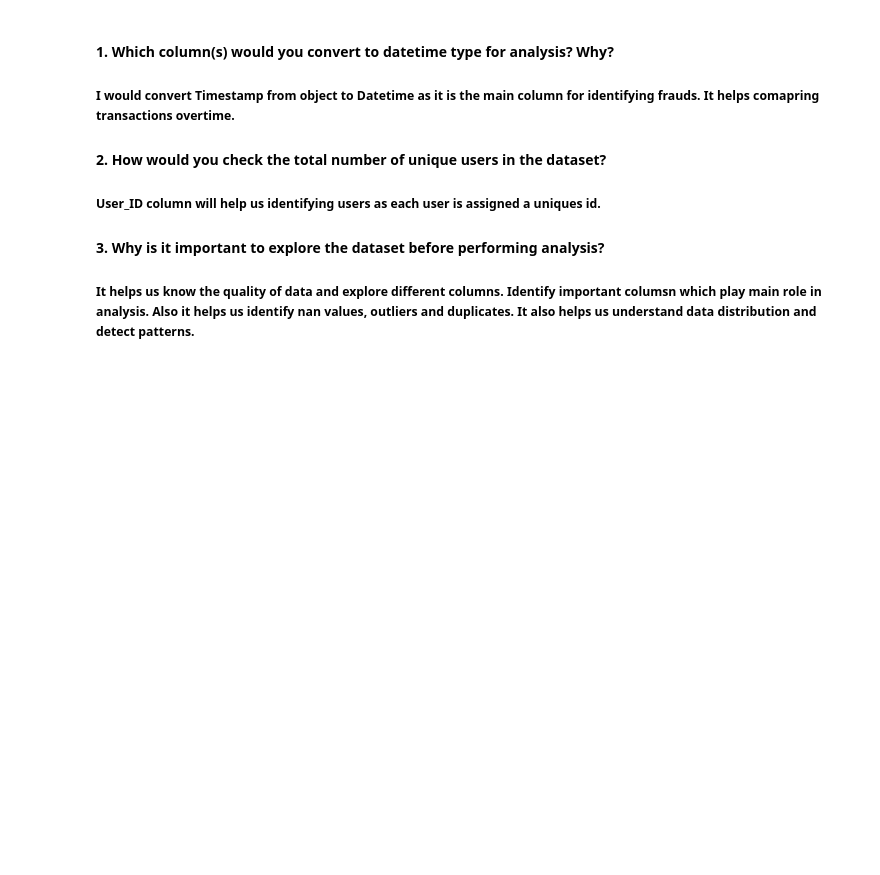
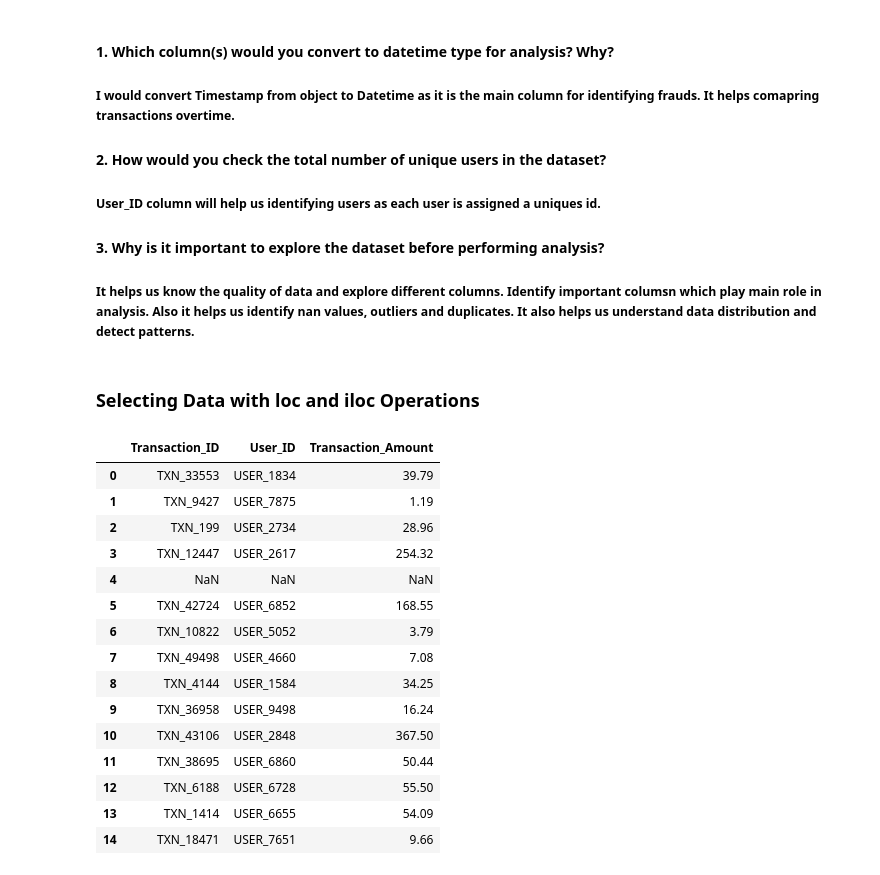
Before and after one commit to AbdulWahid026/SafeBank_EDA, a Jupyter notebook: FraudDetection_EDA.ipynb, the cells around one changed output. Drawn from its saved outputs; the diff is of its cells as text; code cells hidden in the pictures; blank space fills up the shorter version.

```diff
--- a/FraudDetection_EDA.ipynb
+++ b/FraudDetection_EDA.ipynb
@@ -99,3 +99,24 @@ Categorical Columns: Index(['Transaction_ID', 'User_ID', 'Transaction_Type', 'Ti
 
 #### 3. Why is it important to explore the dataset before performing analysis?
 ##### It helps us know the quality of data and explore different columns. Identify important columsn which play main role in analysis. Also it helps us identify nan values, outliers and duplicates. It also helps us understand data distribution and detect patterns.
+# %% [markdown]
+### Selecting Data with loc and iloc Operations
+# %%
+df.iloc[:15,[0,1,2]]
+# %% [output]
+|  | Transaction_ID | User_ID | Transaction_Amount |
+| 0 | TXN_33553 | USER_1834 | 39.79 |
+| 1 | TXN_9427 | USER_7875 | 1.19 |
+| 2 | TXN_199 | USER_2734 | 28.96 |
+| 3 | TXN_12447 | USER_2617 | 254.32 |
+| 4 | NaN | NaN | NaN |
+| 5 | TXN_42724 | USER_6852 | 168.55 |
+| 6 | TXN_10822 | USER_5052 | 3.79 |
+| 7 | TXN_49498 | USER_4660 | 7.08 |
+| 8 | TXN_4144 | USER_1584 | 34.25 |
+| 9 | TXN_36958 | USER_9498 | 16.24 |
+| 10 | TXN_43106 | USER_2848 | 367.50 |
+| 11 | TXN_38695 | USER_6860 | 50.44 |
+| 12 | TXN_6188 | USER_6728 | 55.50 |
+| 13 | TXN_1414 | USER_6655 | 54.09 |
+| 14 | TXN_18471 | USER_7651 | 9.66 |
```
Also changed, not shown: parts of 8 cells of this notebook.
